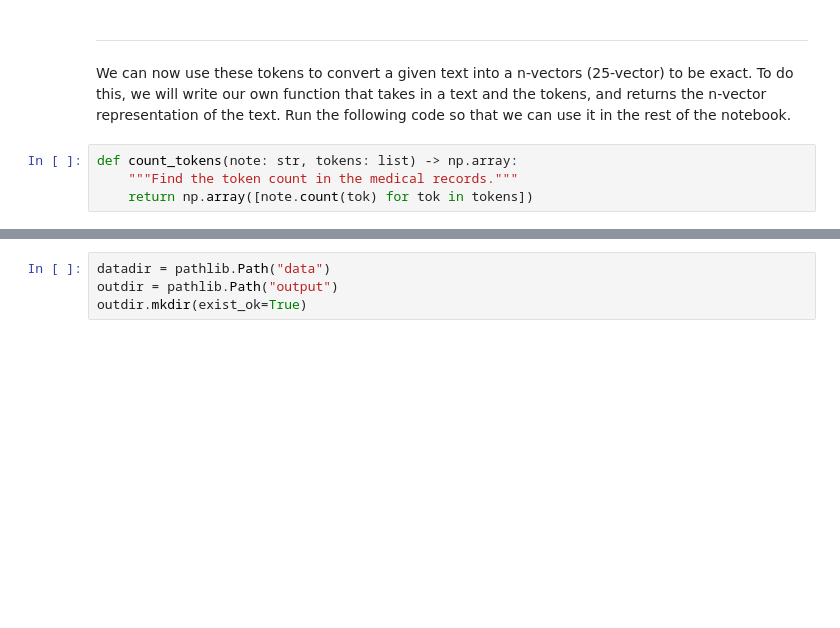
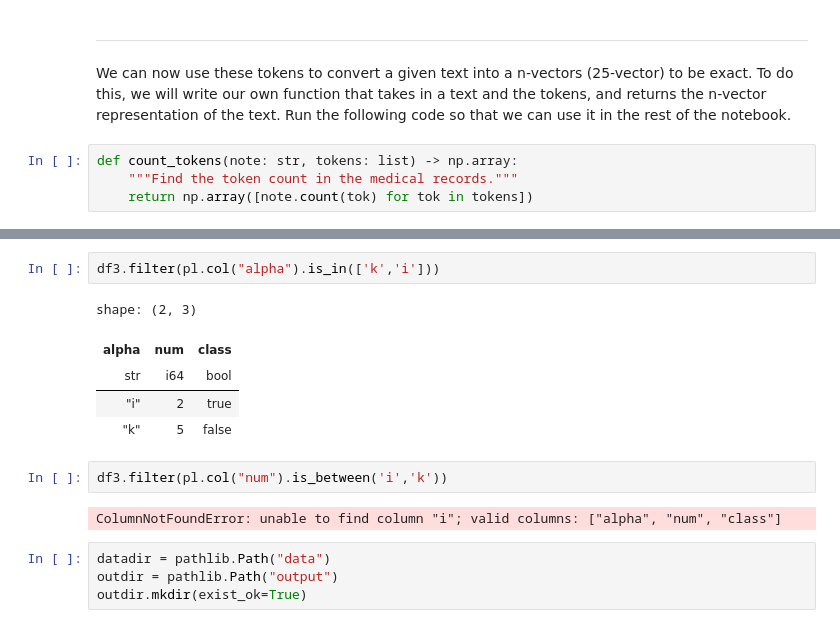
Before and after one commit to siva82kb/ALADA-Course, a Jupyter notebook: case_studies/case_study_01.ipynb, the cells around one changed output, grey strips where cells are left out. Saved outputs shown, nothing was run; the diff lists cells and outputs as text; blank space fills up the shorter version.

```diff
--- a/case_studies/case_study_01.ipynb
+++ b/case_studies/case_study_01.ipynb
@@ -163,3 +294,15 @@ There are many entries from the surgery medical speciality, and thus this will b
+# %%
+df3.filter(pl.col("alpha").is_in(['k','i']))
+# %% [output]
+shape: (2, 3)
+| alpha | num | class |
+| str | i64 | bool |
+| "i" | 2 | true |
+| "k" | 5 | false |
+# %%
+df3.filter(pl.col("num").is_between('i','k'))
+# %% [output]
+ColumnNotFoundError: unable to find column "i"; valid columns: ["alpha", "num", "class"]
 # %%
 datadir = pathlib.Path("data")
 outdir = pathlib.Path("output")
```
Also changed, not shown: parts of 12 cells of this notebook, 7 other files.
